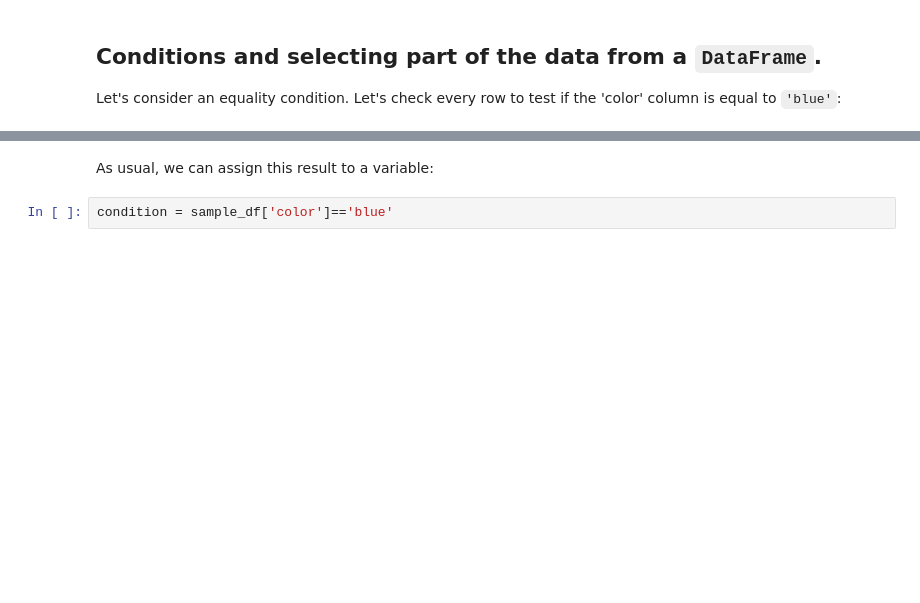
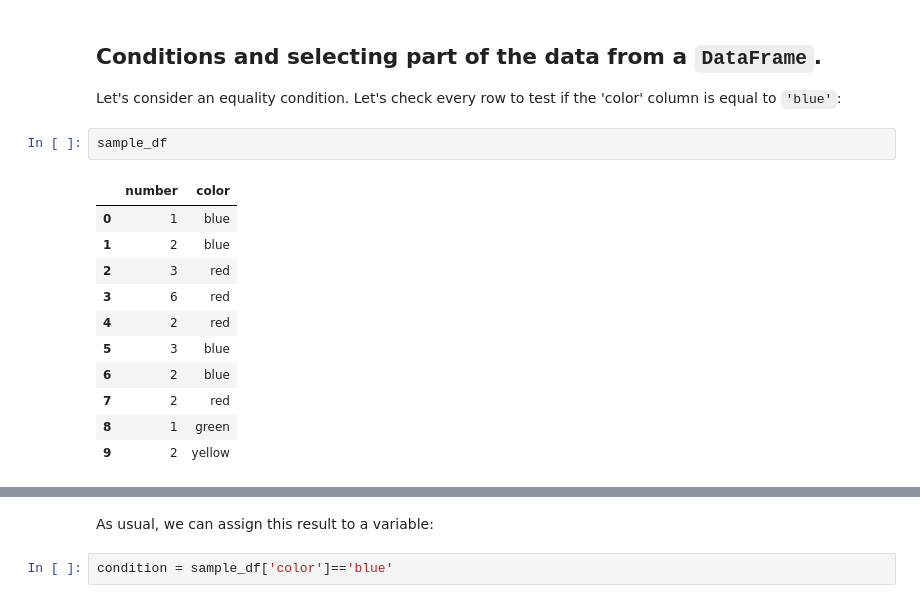
Before and after one commit to strawlab/wm01-dragon, a Jupyter notebook: lectures/lecture-04/2 - Pandas.ipynb, the cells around one changed output, grey strips where cells are left out. Cells and saved outputs as stored; diff of their text form; blank space fills up the shorter version.

```diff
--- a/lectures/lecture-04/2 - Pandas.ipynb
+++ b/lectures/lecture-04/2 - Pandas.ipynb
@@ -115,3 +356,17 @@ df['species'].unique()
 ## Conditions and selecting part of the data from a `DataFrame`.
 
 Let's consider an equality condition. Let's check every row to test if the 'color' column is equal to `'blue'`:
+# %%
+sample_df
+# %% [output]
+|  | number | color |
+| 0 | 1 | blue |
+| 1 | 2 | blue |
+| 2 | 3 | red |
+| 3 | 6 | red |
+| 4 | 2 | red |
+| 5 | 3 | blue |
+| 6 | 2 | blue |
+| 7 | 2 | red |
+| 8 | 1 | green |
+| 9 | 2 | yellow |
```
Also changed, not shown: parts of 29 cells of this notebook, 2 other files.
